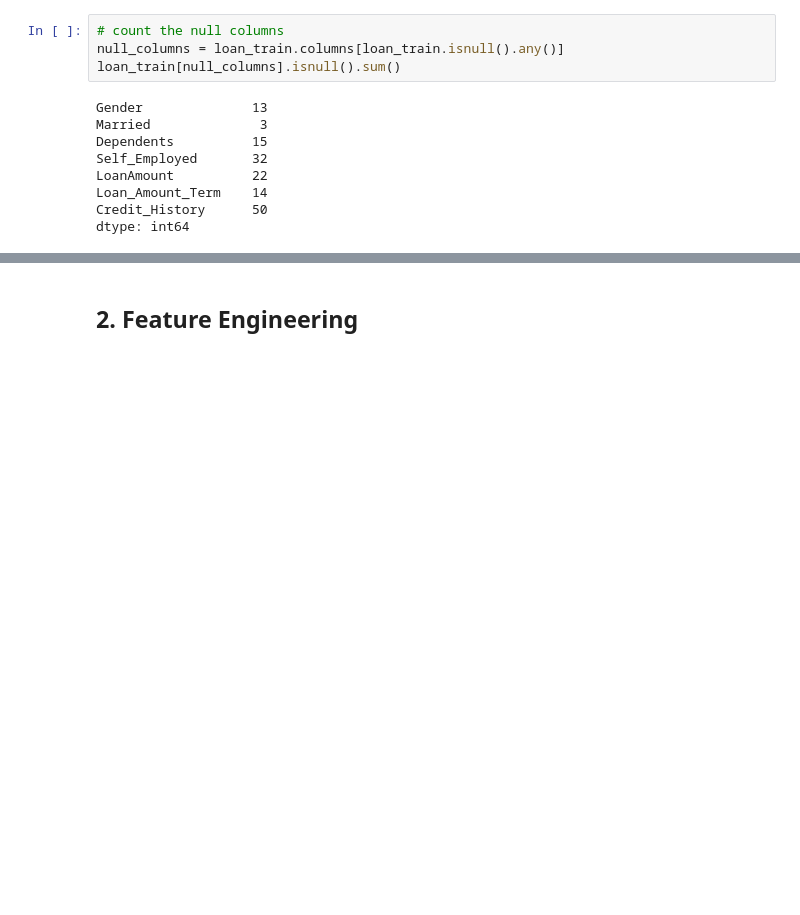
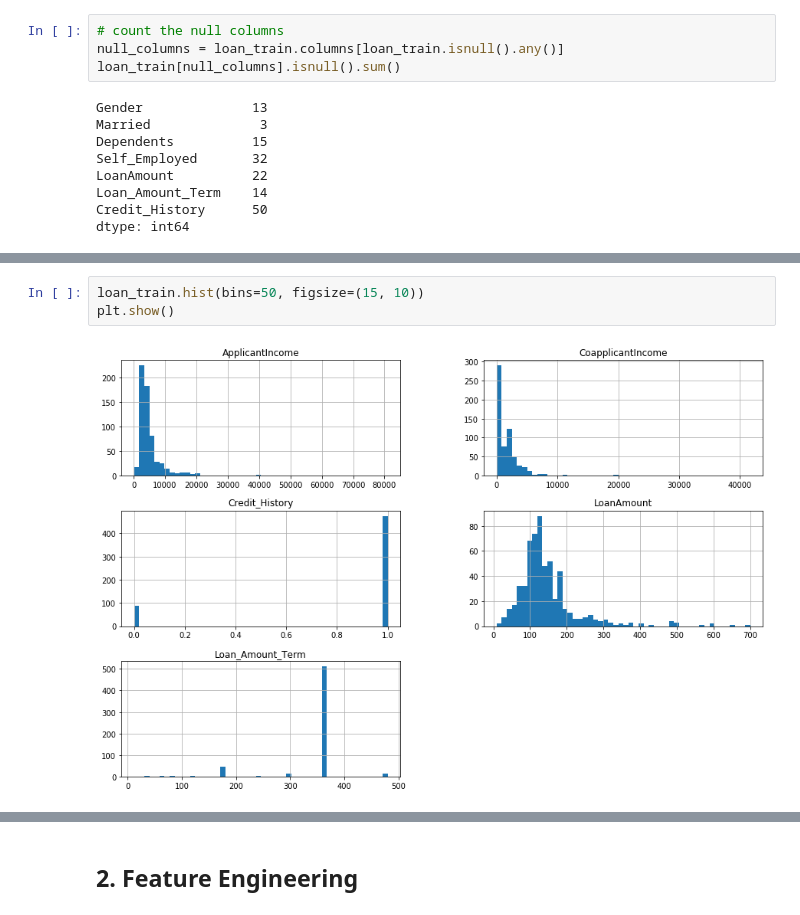
Before and after one commit to Cuda-Chen/machine-learning-note, a Jupyter notebook: loan-prediction/loan_predict.ipynb, the cells around one changed output, grey strips where cells are left out. Cells and saved outputs as stored; diff of their text form; blank space fills up the shorter version.

Commit message:
loan-prediction: finish second version
Finish second version (mode() and RandomSearchCV()) of loan-prediction.

```diff
--- a/loan-prediction/loan_predict.ipynb
+++ b/loan-prediction/loan_predict.ipynb
@@ -32,0 +71,5 @@ dtype: int64
+# %%
+loan_train.hist(bins=50, figsize=(15, 10))
+plt.show()
+# %% [output]
+[figure, added]
```
Also changed, not shown: parts of 35 cells of this notebook, 1 other file.
